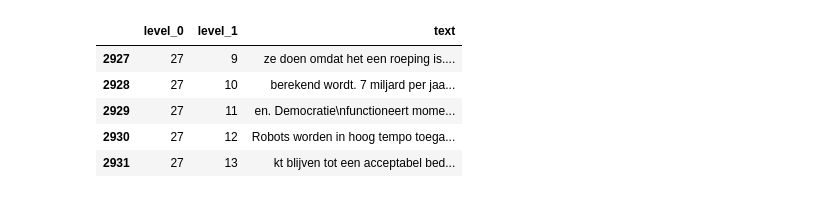
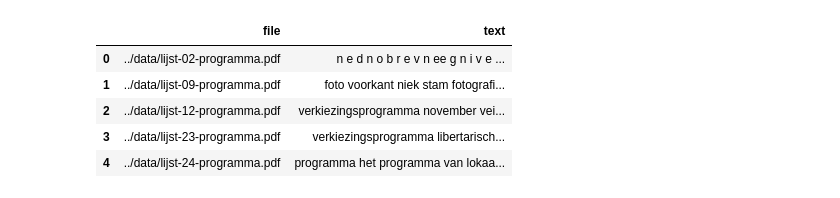
Before and after one commit to bbroeksema/verkiezingen-2017, a Jupyter notebook: notebooks/1.0-arb-topic-extraction.ipynb, the cells around one changed output. Saved outputs shown, nothing was run; the diff lists cells and outputs as text; code cells hidden in the pictures.

```diff
--- a/notebooks/1.0-arb-topic-extraction.ipynb
+++ b/notebooks/1.0-arb-topic-extraction.ipynb
@@ -49,17 +10,12 @@ Succesfully parsed program of party 10
-# %%
-# store text data in data frame
-df = pd.DataFrame.from_dict(text_data, orient='index').stack().reset_index()
-df.rename(columns={0: 'text'}, inplace=True)
-#df['id'] = df.index.values
-df['text'] = df['text'].str.normalize('NFKD')
-# attach label
-#df['label'] = df.apply(lambda x: 1 if x.name in positive_ids else -1, axis=1)
-
-df.tail()
-# %% [output]
-|  | level_0 | level_1 | text |
-| 2927 | 27 | 9 | ze doen omdat het een roeping is.... |
-| 2928 | 27 | 10 | berekend wordt. 7 miljard per jaa... |
-| 2929 | 27 | 11 | en. Democratie\nfunctioneert mome... |
-| 2930 | 27 | 12 | Robots worden in hoog tempo toega... |
-| 2931 | 27 | 13 | kt blijven tot een acceptabel bed... |
+# %%
+from src.preprocessing import pdf_to_df
+
+raw = pdf_to_df(data_dir='../data/')
+raw.head()
+# %% [output]
+|  | file | text |
+| 0 | ../data/lijst-02-programma.pdf | n e d n o b r e v n ee g n i v e ... |
+| 1 | ../data/lijst-09-programma.pdf | foto voorkant niek stam fotografi... |
+| 2 | ../data/lijst-12-programma.pdf | verkiezingsprogramma november vei... |
+| 3 | ../data/lijst-23-programma.pdf | verkiezingsprogramma libertarisch... |
+| 4 | ../data/lijst-24-programma.pdf | programma het programma van lokaa... |
```
Also changed, not shown: parts of 5 cells of this notebook.
